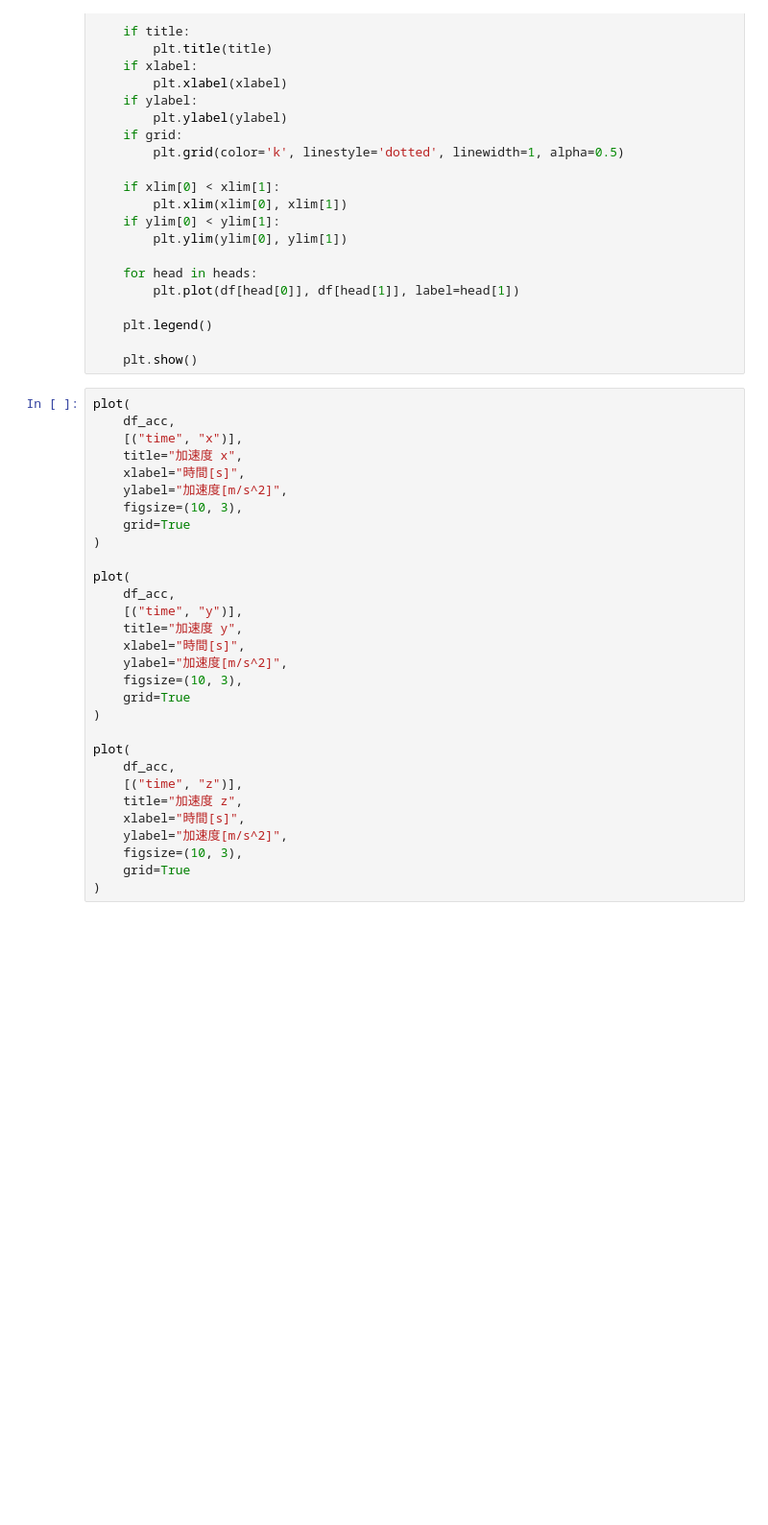
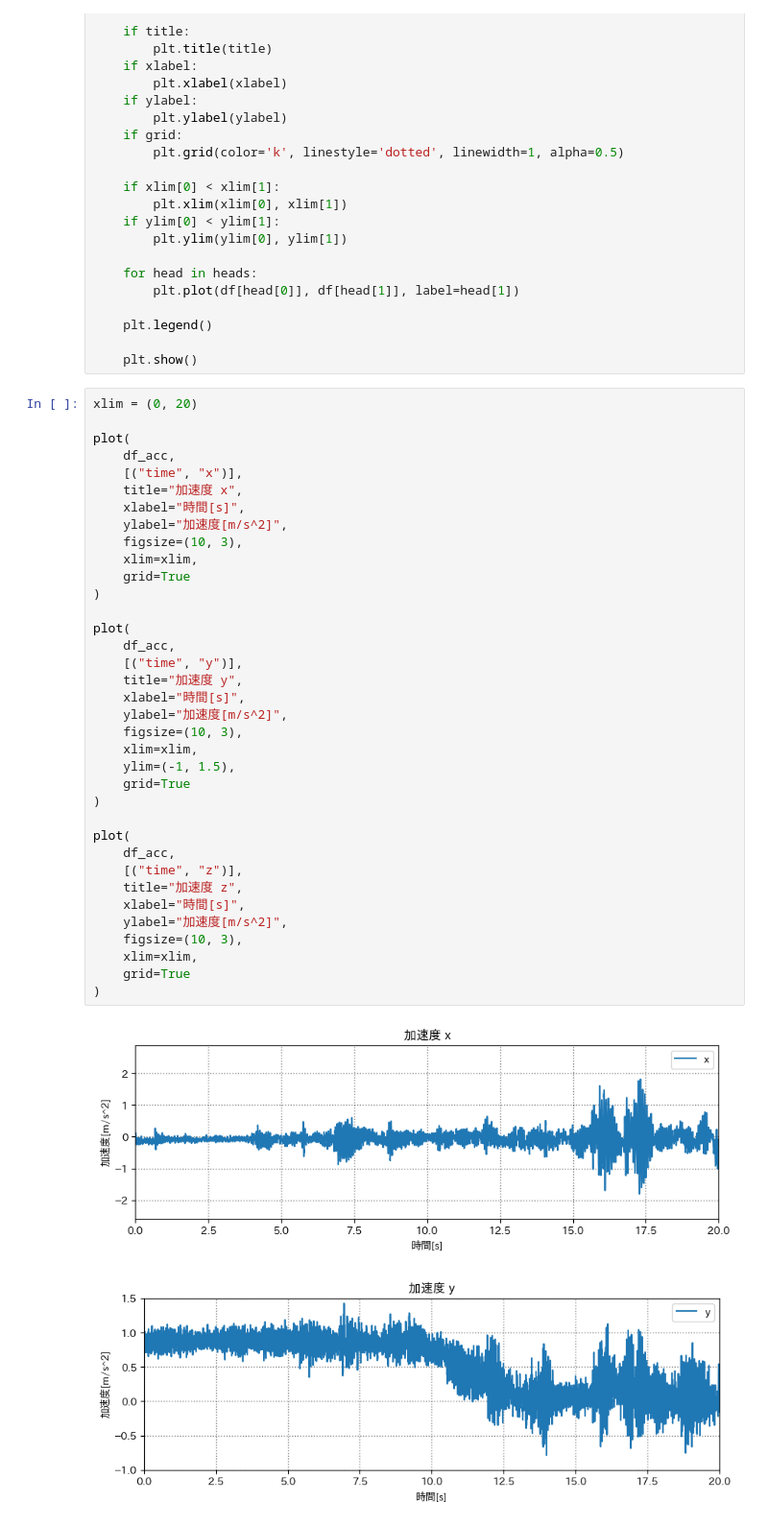
Before and after one commit to SatooRu65536/sensing-logs, a Jupyter notebook: generate_graph/accelerometer.ipynb, the cells around one changed output. Shown at 96% size. Drawn from its saved outputs; the diff is of its cells as text; blank space fills up the shorter version.

```diff
--- a/generate_graph/accelerometer.ipynb
+++ b/generate_graph/accelerometer.ipynb
@@ -51,32 +51,41 @@ def plot(
 
     plt.show()
 # %%
+xlim = (0, 20)
+
 plot(
     df_acc,
     [("time", "x")],
     title="加速度 x",
     xlabel="時間[s]",
     ylabel="加速度[m/s^2]",
     figsize=(10, 3),
+    xlim=xlim,
     grid=True
 )
 
 plot(
     df_acc,
     [("time", "y")],
     title="加速度 y",
     xlabel="時間[s]",
     ylabel="加速度[m/s^2]",
     figsize=(10, 3),
+    xlim=xlim,
+    ylim=(-1, 1.5),
     grid=True
 )
 
 plot(
     df_acc,
     [("time", "z")],
     title="加速度 z",
     xlabel="時間[s]",
     ylabel="加速度[m/s^2]",
     figsize=(10, 3),
+    xlim=xlim,
     grid=True
 )
+# %% [output]
+[figure, added]
+[figure, added]
```
Also changed, not shown: parts of 2 cells of this notebook, 36 other files.
